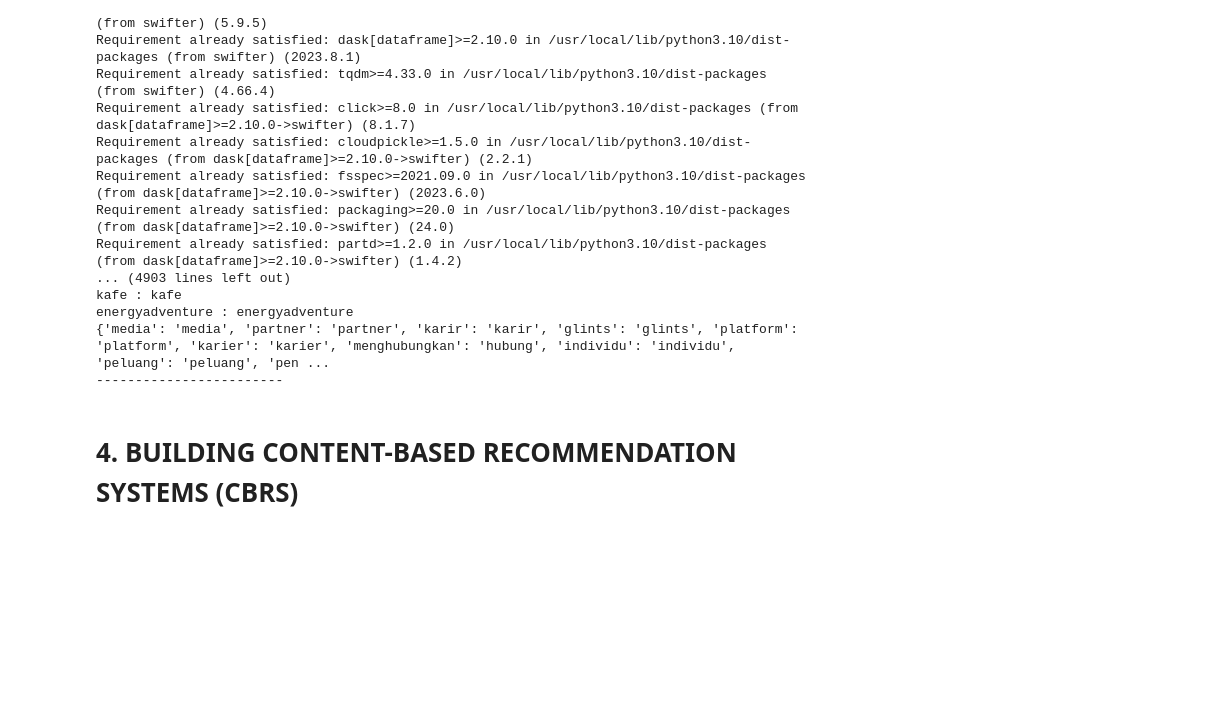
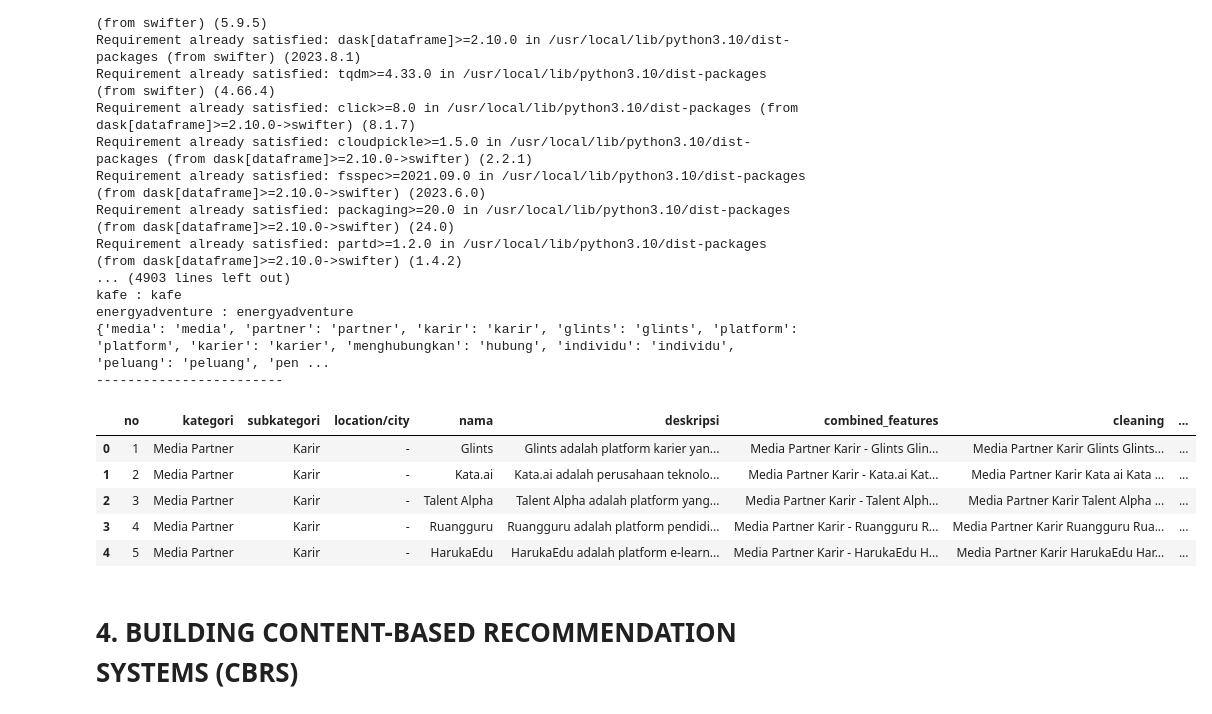
Before and after one commit to arsyaamalia/event-service-cbrs, a Jupyter notebook: Skripsi_Content_Based_Recommendation_System_Eventhings.ipynb, the cells around one changed output. Cells and saved outputs as stored; diff of their text form; code cells hidden in the pictures; blank space fills up the shorter version.

```diff
--- a/Skripsi_Content_Based_Recommendation_System_Eventhings.ipynb
+++ b/Skripsi_Content_Based_Recommendation_System_Eventhings.ipynb
@@ -331,3 +372,22 @@ kafe : kafe
 energyadventure : energyadventure
 {'media': 'media', 'partner': 'partner', 'karir': 'karir', 'glints': 'glints', 'platform': 'platform', 'karier': 'karier', 'menghubungkan': 'hubung', 'individu': 'individu', 'peluang': 'peluang', 'pen ...
 ------------------------
+# %%
+# stemming
+stemming = df[['stemming']]
+
+def fit_stemming(text):
+    text = np.array(text)
+    text = ' '.join(text)
+
+    return text
+
+df['stemming'] = df['stemming'].apply(lambda x: fit_stemming(x))
+df.head()
+# %% [output]
+|  | no | kategori | subkategori | location/city | nama | deskripsi | combined_features | cleaning | ... |
+| 0 | 1 | Media Partner | Karir | - | Glints | Glints adalah platform karier yan... | Media Partner Karir - Glints Glin... | Media Partner Karir Glints Glints... | ... |
+| 1 | 2 | Media Partner | Karir | - | Kata.ai | Kata.ai adalah perusahaan teknolo... | Media Partner Karir - Kata.ai Kat... | Media Partner Karir Kata ai Kata ... | ... |
+| 2 | 3 | Media Partner | Karir | - | Talent Alpha | Talent Alpha adalah platform yang... | Media Partner Karir - Talent Alph... | Media Partner Karir Talent Alpha ... | ... |
+| 3 | 4 | Media Partner | Karir | - | Ruangguru | Ruangguru adalah platform pendidi... | Media Partner Karir - Ruangguru R... | Media Partner Karir Ruangguru Rua... | ... |
+| 4 | 5 | Media Partner | Karir | - | HarukaEdu | HarukaEdu adalah platform e-learn... | Media Partner Karir - HarukaEdu H... | Media Partner Karir HarukaEdu Har... | ... |
```
Also changed, not shown: parts of 63 cells of this notebook.
